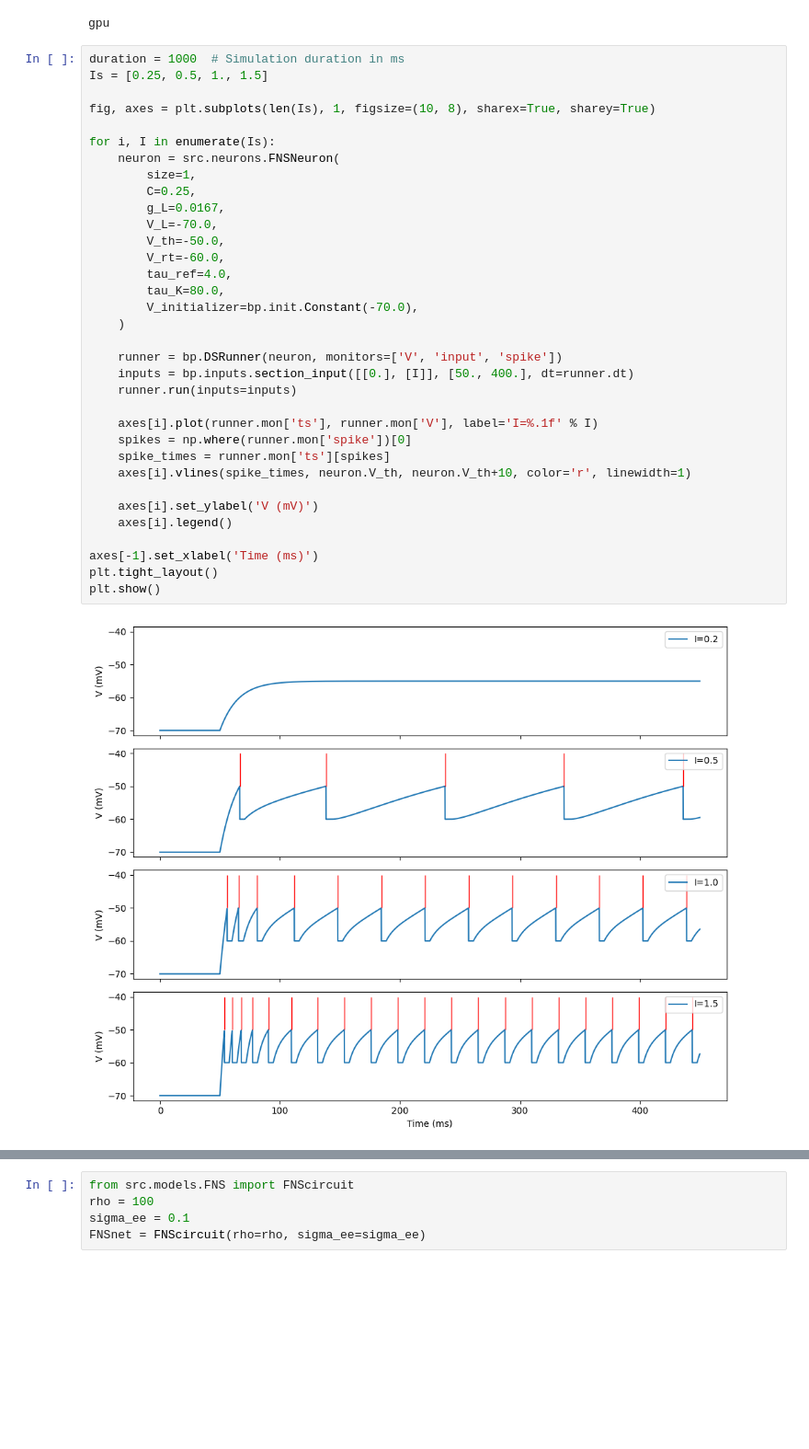
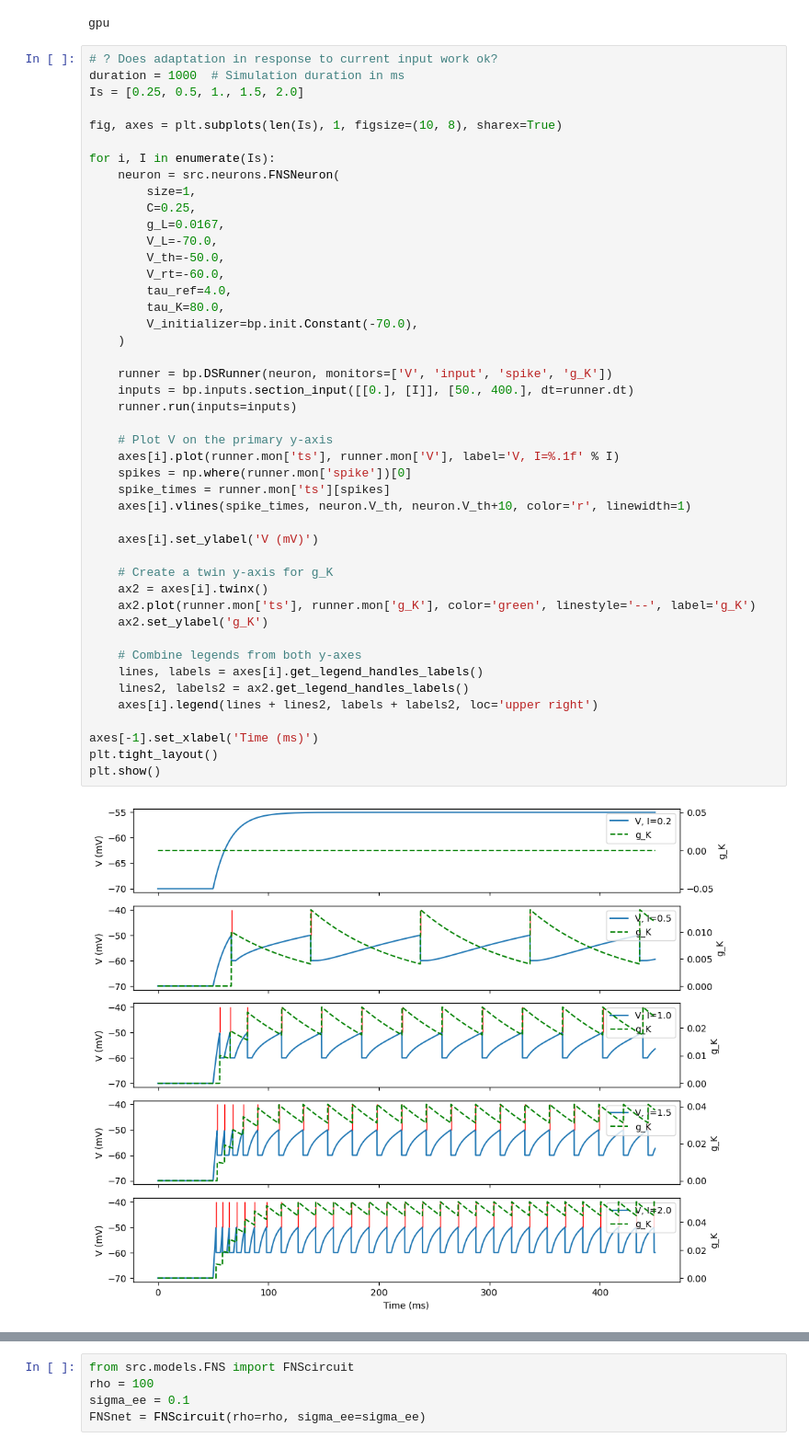
Before and after one commit to brendanjohnharris/WRCircuit.jl, a Jupyter notebook: scripts/plots/dynamics/fnscircuit_validation.ipynb, the cells around one changed output, grey strips where cells are left out. Shown at 92% size. Saved outputs shown, nothing was run; the diff lists cells and outputs as text; blank space fills up the shorter version.

```diff
--- a/scripts/plots/dynamics/fnscircuit_validation.ipynb
+++ b/scripts/plots/dynamics/fnscircuit_validation.ipynb
@@ -23,41 +23,52 @@ jax.default_device = jax.devices("gpu")[0]
 # %% [output]
 gpu
 # %%
+# ? Does adaptation in response to current input work ok?
 duration = 1000  # Simulation duration in ms
-Is = [0.25, 0.5, 1., 1.5]
+Is = [0.25, 0.5, 1., 1.5, 2.0]
 
-fig, axes = plt.subplots(len(Is), 1, figsize=(10, 8), sharex=True, sharey=True)
+fig, axes = plt.subplots(len(Is), 1, figsize=(10, 8), sharex=True)
 
 for i, I in enumerate(Is):
     neuron = src.neurons.FNSNeuron(
         size=1,
         C=0.25,
         g_L=0.0167,
         V_L=-70.0,
         V_th=-50.0,
         V_rt=-60.0,
         tau_ref=4.0,
         tau_K=80.0,
         V_initializer=bp.init.Constant(-70.0),
     )
 
-    runner = bp.DSRunner(neuron, monitors=['V', 'input', 'spike'])
+    runner = bp.DSRunner(neuron, monitors=['V', 'input', 'spike', 'g_K'])
     inputs = bp.inputs.section_input([[0.], [I]], [50., 400.], dt=runner.dt)
     runner.run(inputs=inputs)
 
-    axes[i].plot(runner.mon['ts'], runner.mon['V'], label='I=%.1f' % I)
+    # Plot V on the primary y-axis
+    axes[i].plot(runner.mon['ts'], runner.mon['V'], label='V, I=%.1f' % I)
     spikes = np.where(runner.mon['spike'])[0]
     spike_times = runner.mon['ts'][spikes]
     axes[i].vlines(spike_times, neuron.V_th, neuron.V_th+10, color='r', linewidth=1)
 
     axes[i].set_ylabel('V (mV)')
-    axes[i].legend()
+
+    # Create a twin y-axis for g_K
+    ax2 = axes[i].twinx()
+    ax2.plot(runner.mon['ts'], runner.mon['g_K'], color='green', linestyle='--', label='g_K')
+    ax2.set_ylabel('g_K')
+
+    # Combine legends from both y-axes
+    lines, labels = axes[i].get_legend_handles_labels()
+    lines2, labels2 = ax2.get_legend_handles_labels()
+    axes[i].legend(lines + lines2, labels + labels2, loc='upper right')
 
 axes[-1].set_xlabel('Time (ms)')
 plt.tight_layout()
 plt.show()
 # %% [output]
-[figure, old version]
+[figure, new version]
 # %%
 # * Couple one excitatory and one inhibitory neuron and check dynamics look ok
 class TwoCellCircuit(bp.Network):
```
Also changed, not shown: parts of 12 cells of this notebook, 3 other files.
